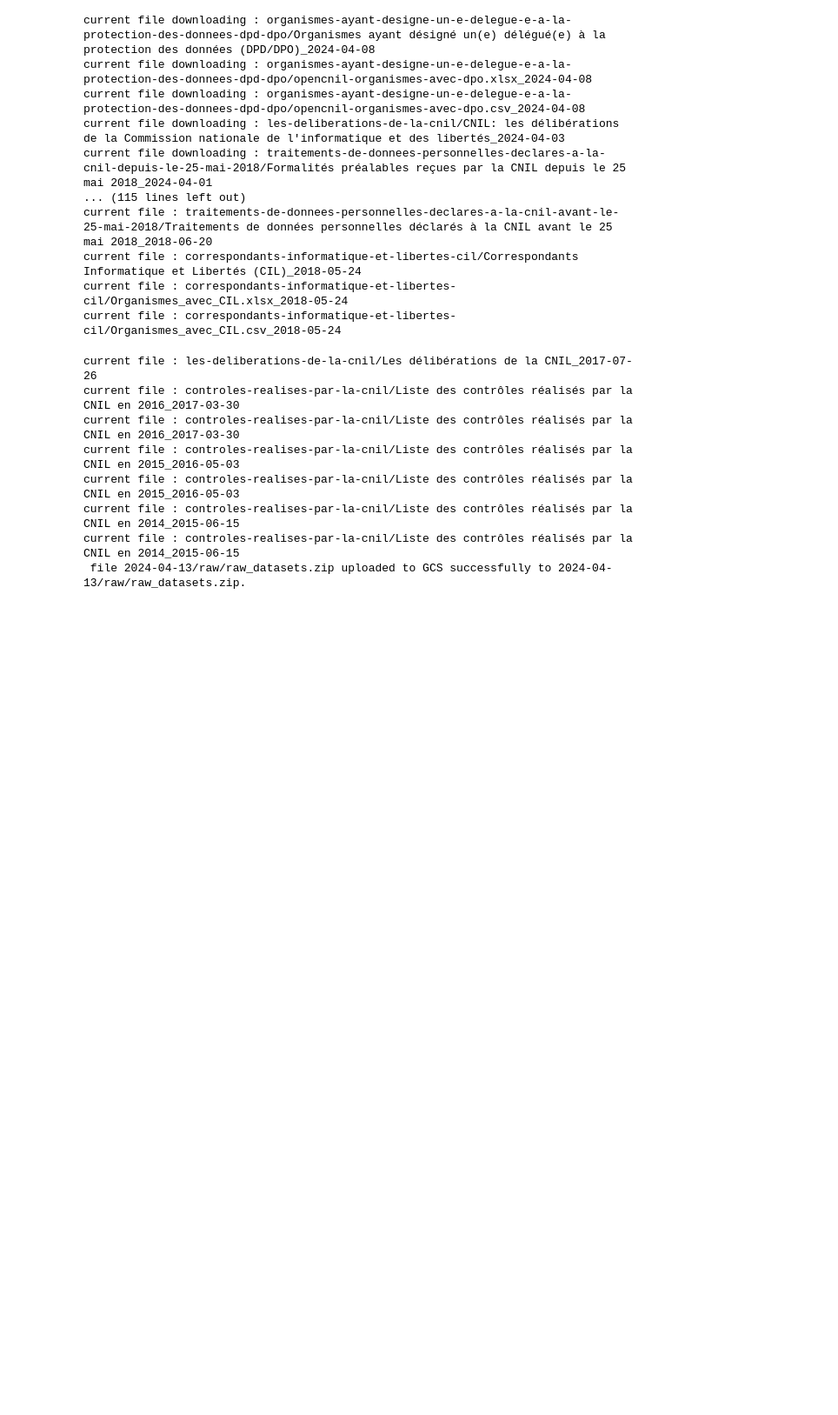
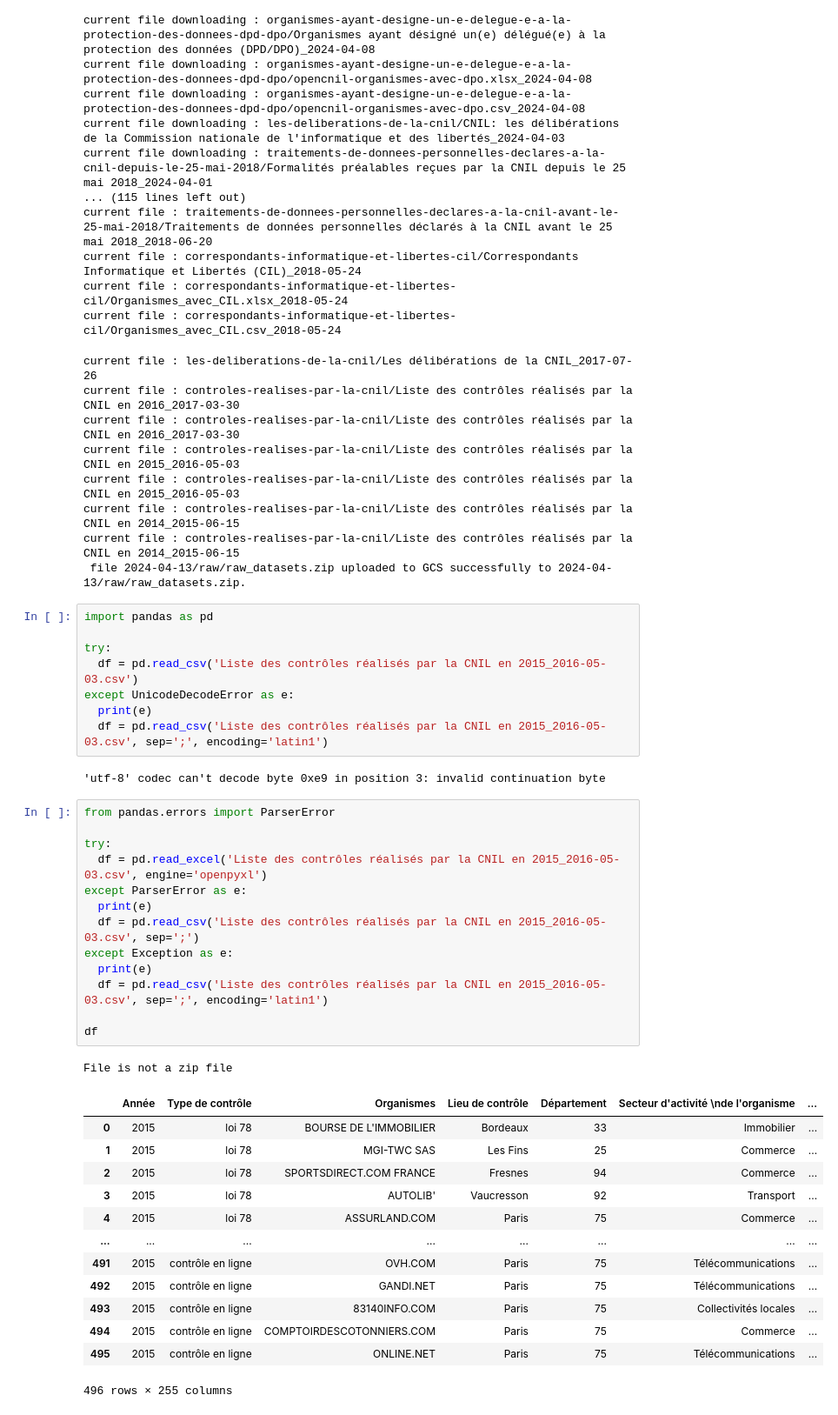
Before and after one commit to Abitben/data_pipelines, a Jupyter notebook: test.ipynb, the cells around one changed output. Shown: that part at 87% size. Saved outputs shown, nothing was run; the diff lists cells and outputs as text; blank space fills up the shorter version.

```diff
--- a/test.ipynb
+++ b/test.ipynb
@@ -255,3 +255,41 @@ current file : controles-realises-par-la-cnil/Liste des contrôles réalisés pa
 current file : controles-realises-par-la-cnil/Liste des contrôles réalisés par la CNIL en 2014_2015-06-15
 current file : controles-realises-par-la-cnil/Liste des contrôles réalisés par la CNIL en 2014_2015-06-15
  file 2024-04-13/raw/raw_datasets.zip uploaded to GCS successfully to 2024-04-13/raw/raw_datasets.zip.
+# %%
+import pandas as pd
+
+try:
+  df = pd.read_csv('Liste des contrôles réalisés par la CNIL en 2015_2016-05-03.csv')
+except UnicodeDecodeError as e:
+  print(e)
+  df = pd.read_csv('Liste des contrôles réalisés par la CNIL en 2015_2016-05-03.csv', sep=';', encoding='latin1')
+# %% [output]
+'utf-8' codec can't decode byte 0xe9 in position 3: invalid continuation byte
+# %%
+from pandas.errors import ParserError
+
+try:
+  df = pd.read_excel('Liste des contrôles réalisés par la CNIL en 2015_2016-05-03.csv', engine='openpyxl')
+except ParserError as e:
+  print(e)
+  df = pd.read_csv('Liste des contrôles réalisés par la CNIL en 2015_2016-05-03.csv', sep=';')
+except Exception as e:
+  print(e)
+  df = pd.read_csv('Liste des contrôles réalisés par la CNIL en 2015_2016-05-03.csv', sep=';', encoding='latin1')
+
+df
+# %% [output]
+File is not a zip file
+|  | Année | Type de contrôle | Organismes | Lieu de contrôle | Département | Secteur d'activité \nde l'organisme | ... |
+| 0 | 2015 | loi 78 | BOURSE DE L'IMMOBILIER | Bordeaux | 33 | Immobilier | ... |
+| 1 | 2015 | loi 78 | MGI-TWC SAS | Les Fins | 25 | Commerce | ... |
+| 2 | 2015 | loi 78 | SPORTSDIRECT.COM FRANCE | Fresnes | 94 | Commerce | ... |
+| 3 | 2015 | loi 78 | AUTOLIB' | Vaucresson | 92 | Transport | ... |
+| 4 | 2015 | loi 78 | ASSURLAND.COM | Paris | 75 | Commerce | ... |
+| ... | ... | ... | ... | ... | ... | ... | ... |
+| 491 | 2015 | contrôle en ligne | OVH.COM | Paris | 75 | Télécommunications | ... |
+| 492 | 2015 | contrôle en ligne | GANDI.NET | Paris | 75 | Télécommunications | ... |
+| 493 | 2015 | contrôle en ligne | 83140INFO.COM | Paris | 75 | Collectivités locales | ... |
+| 494 | 2015 | contrôle en ligne | COMPTOIRDESCOTONNIERS.COM | Paris | 75 | Commerce | ... |
+| 495 | 2015 | contrôle en ligne | ONLINE.NET | Paris | 75 | Télécommunications | ... |
+496 rows × 255 columns
```
Also changed, not shown: parts of 4 cells of this notebook, 52 other files.
